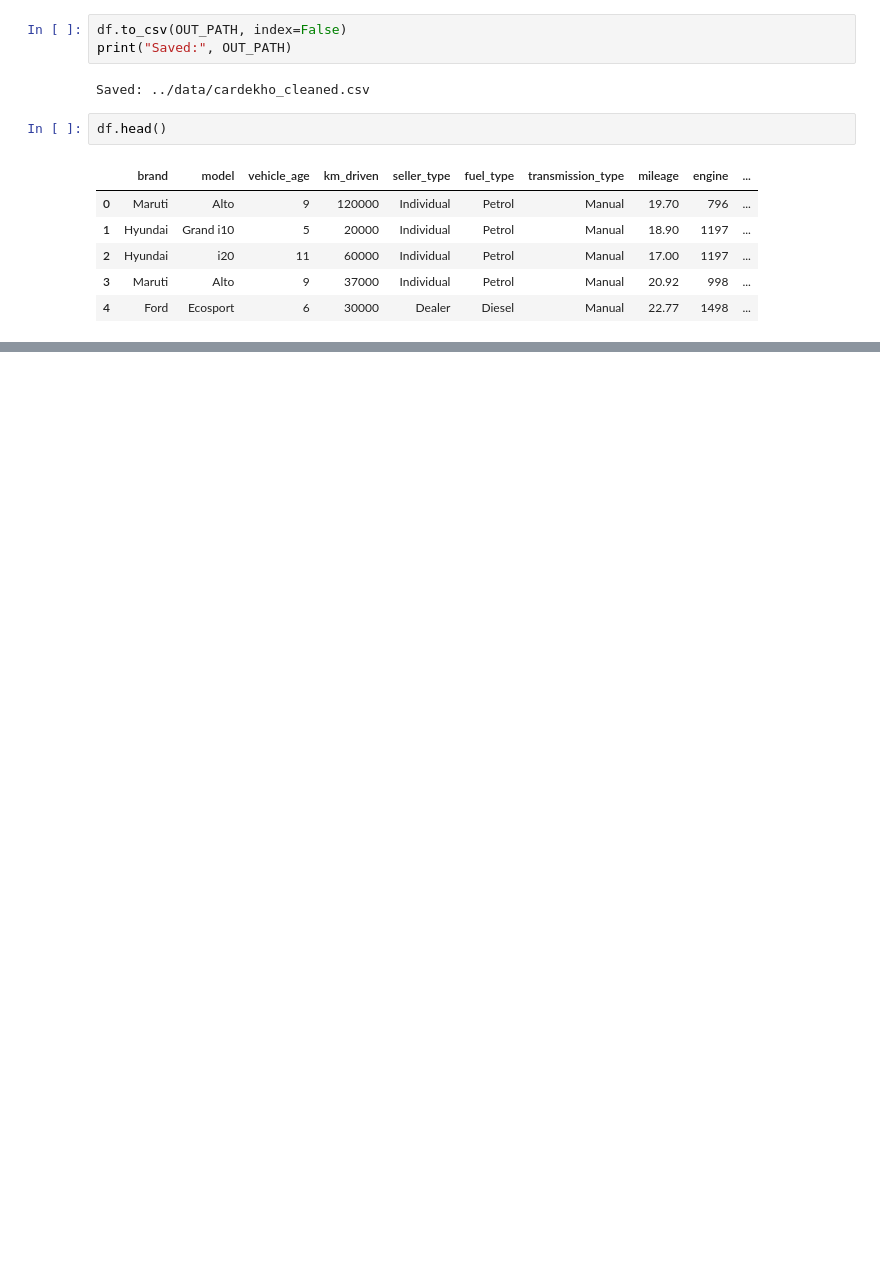
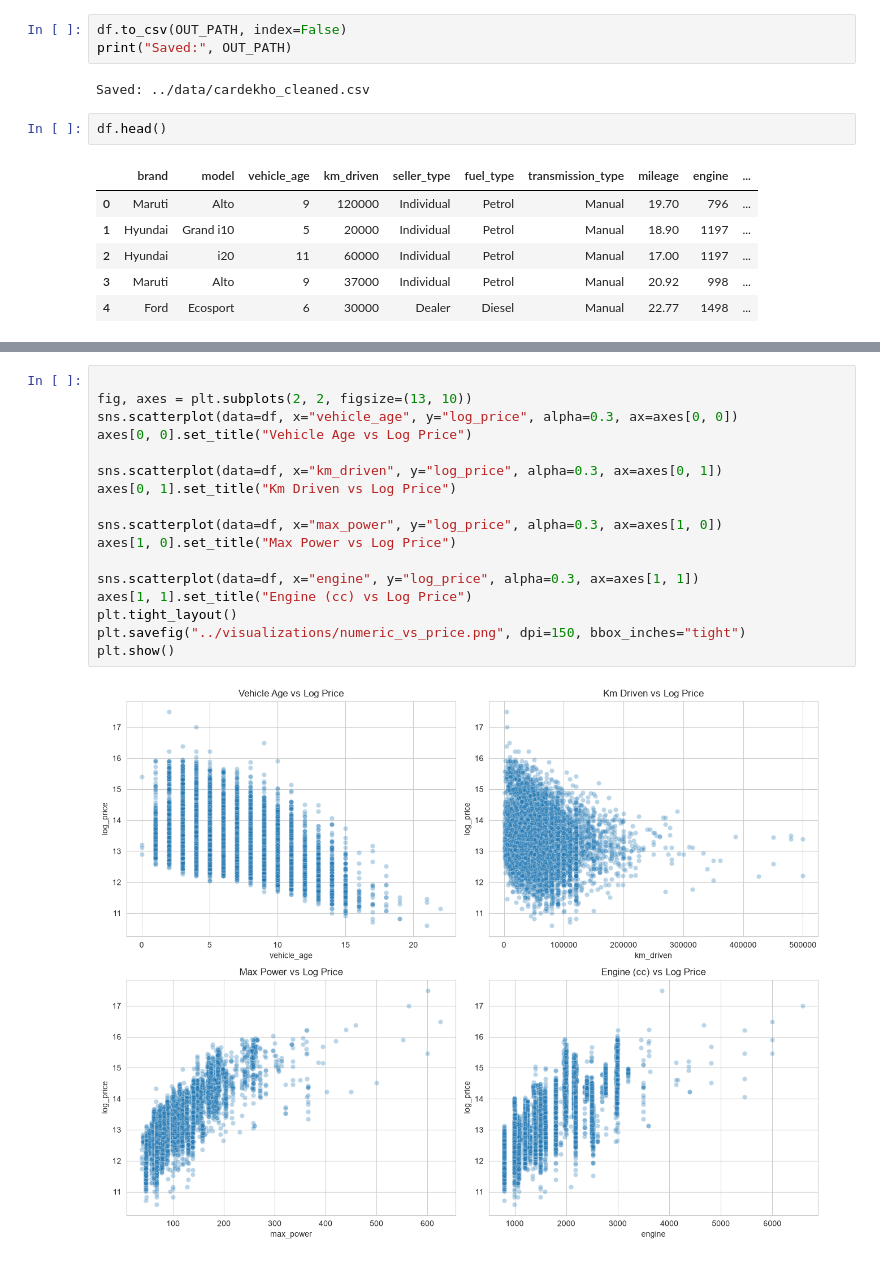
Before and after one commit to Fardeeenn/cardekho-price-analysis, a Jupyter notebook: notebooks/01_cardekho_price_analysis.ipynb, the cells around one changed output, grey strips where cells are left out. Saved outputs shown, nothing was run; the diff lists cells and outputs as text; blank space fills up the shorter version.

```diff
--- a/notebooks/01_cardekho_price_analysis.ipynb
+++ b/notebooks/01_cardekho_price_analysis.ipynb
@@ -147,0 +211,19 @@ df.head()
+# %%
+
+fig, axes = plt.subplots(2, 2, figsize=(13, 10))
+sns.scatterplot(data=df, x="vehicle_age", y="log_price", alpha=0.3, ax=axes[0, 0])
+axes[0, 0].set_title("Vehicle Age vs Log Price")
+
+sns.scatterplot(data=df, x="km_driven", y="log_price", alpha=0.3, ax=axes[0, 1])
+axes[0, 1].set_title("Km Driven vs Log Price")
+
+sns.scatterplot(data=df, x="max_power", y="log_price", alpha=0.3, ax=axes[1, 0])
+axes[1, 0].set_title("Max Power vs Log Price")
+
+sns.scatterplot(data=df, x="engine", y="log_price", alpha=0.3, ax=axes[1, 1])
+axes[1, 1].set_title("Engine (cc) vs Log Price")
+plt.tight_layout()
+plt.savefig("../visualizations/numeric_vs_price.png", dpi=150, bbox_inches="tight")
+plt.show()
+# %% [output]
+[figure, added]
```
Also changed, not shown: parts of 16 cells of this notebook, 10 other files.
